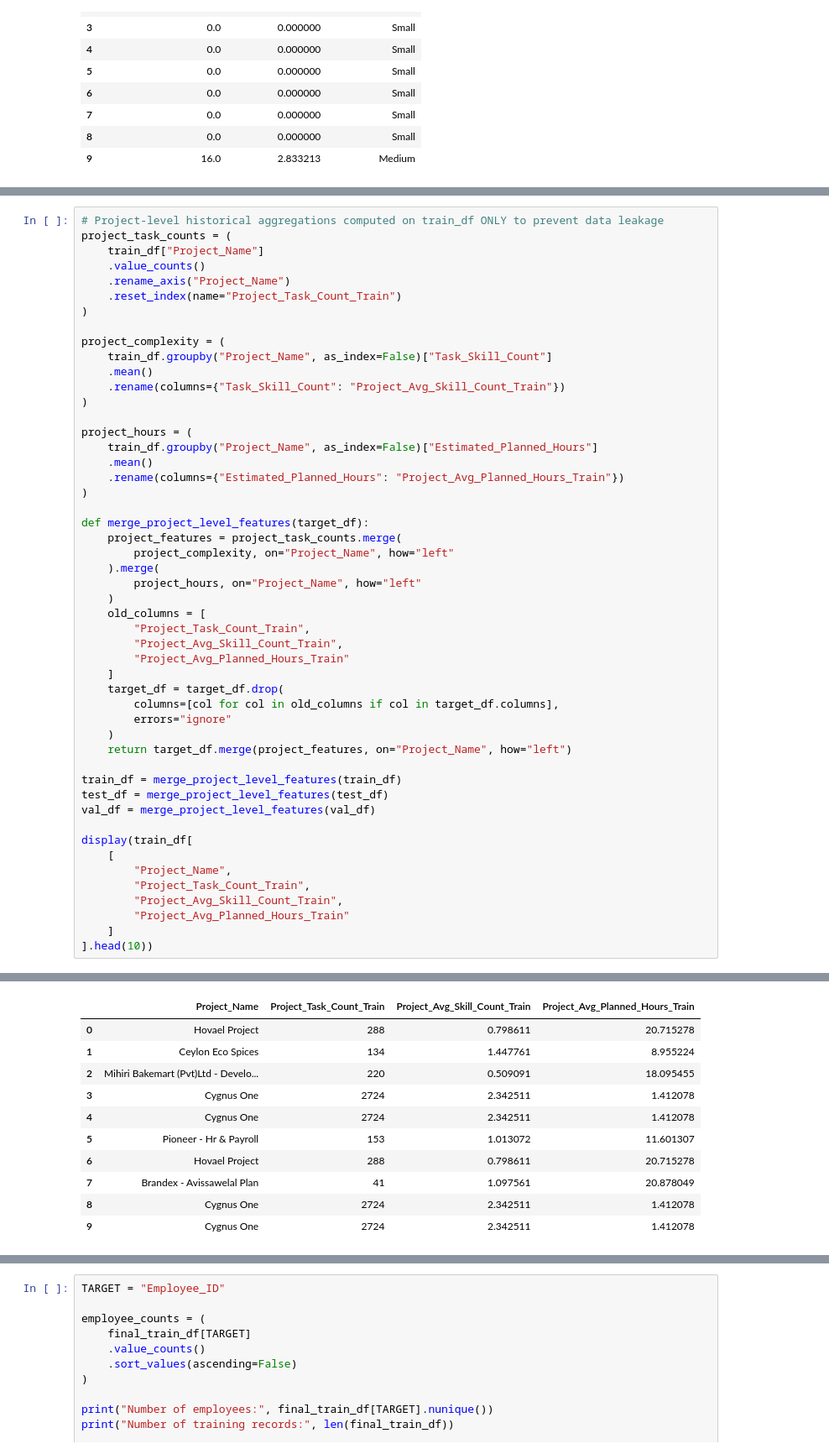
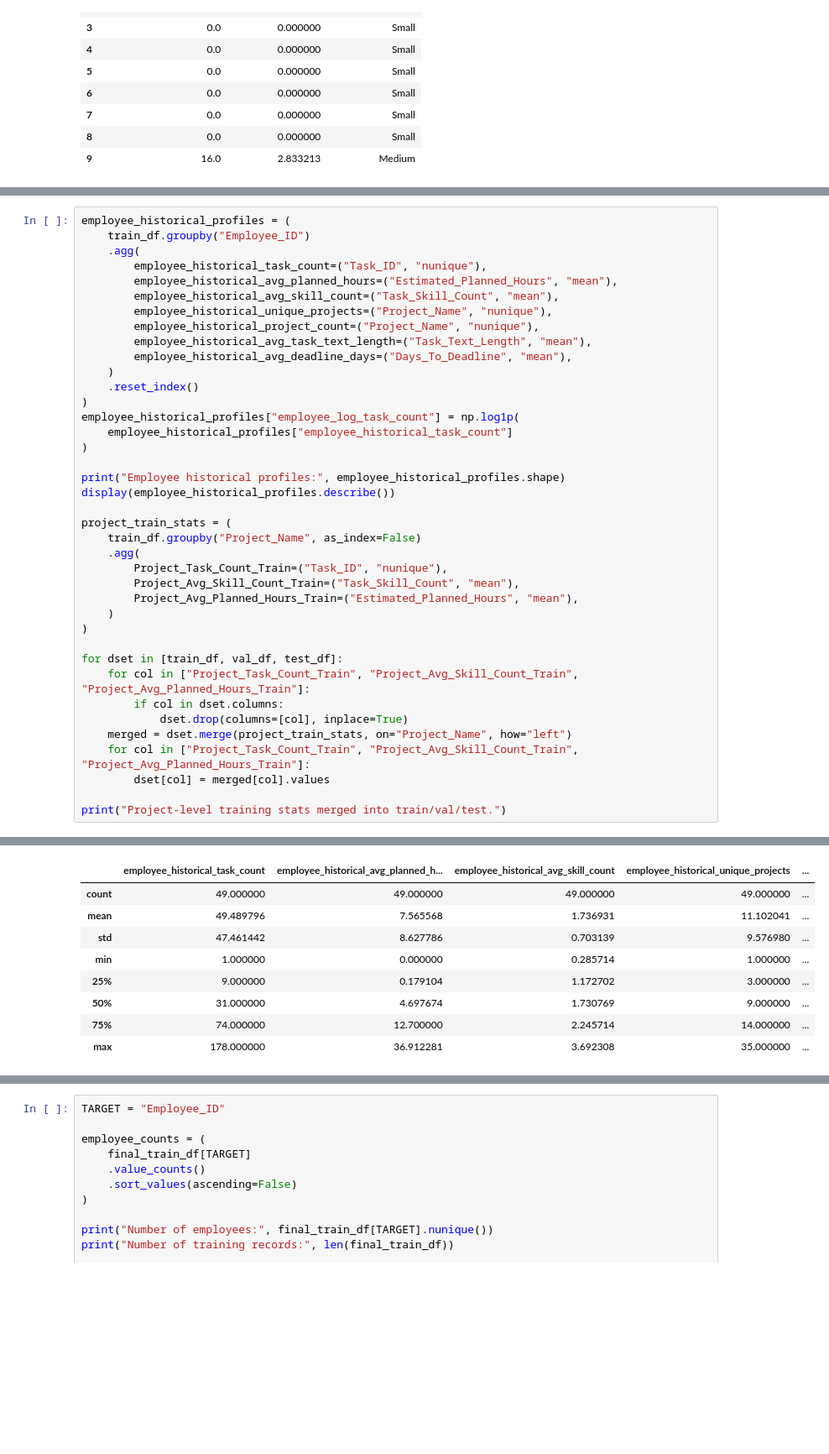
Before and after one commit to chandimacbbandara/intelligent-employee-task-allocation, a Jupyter notebook: notebooks/04_Feature_Engineering.ipynb, the cells around one changed output, grey strips where cells are left out. Shown at 84% size. Drawn from its saved outputs; the diff is of its cells as text; blank space fills up the shorter version.

```diff
--- a/notebooks/04_Feature_Engineering.ipynb
+++ b/notebooks/04_Feature_Engineering.ipynb
@@ -532,51 +540,40 @@ Validation and test records are strictly excluded from these historical profiles
 # %%
-# Project-level historical aggregations computed on train_df ONLY to prevent data leakage
-project_task_counts = (
-    train_df["Project_Name"]
-    .value_counts()
-    .rename_axis("Project_Name")
-    .reset_index(name="Project_Task_Count_Train")
+employee_historical_profiles = (
+    train_df.groupby("Employee_ID")
+    .agg(
+        employee_historical_task_count=("Task_ID", "nunique"),
+        employee_historical_avg_planned_hours=("Estimated_Planned_Hours", "mean"),
+        employee_historical_avg_skill_count=("Task_Skill_Count", "mean"),
+        employee_historical_unique_projects=("Project_Name", "nunique"),
+        employee_historical_project_count=("Project_Name", "nunique"),
+        employee_historical_avg_task_text_length=("Task_Text_Length", "mean"),
+        employee_historical_avg_deadline_days=("Days_To_Deadline", "mean"),
+    )
+    .reset_index()
+)
+employee_historical_profiles["employee_log_task_count"] = np.log1p(
+    employee_historical_profiles["employee_historical_task_count"]
 )
 
-project_complexity = (
-    train_df.groupby("Project_Name", as_index=False)["Task_Skill_Count"]
-    .mean()
-    .rename(columns={"Task_Skill_Count": "Project_Avg_Skill_Count_Train"})
+print("Employee historical profiles:", employee_historical_profiles.shape)
+display(employee_historical_profiles.describe())
+
+project_train_stats = (
+    train_df.groupby("Project_Name", as_index=False)
+    .agg(
+        Project_Task_Count_Train=("Task_ID", "nunique"),
+        Project_Avg_Skill_Count_Train=("Task_Skill_Count", "mean"),
+        Project_Avg_Planned_Hours_Train=("Estimated_Planned_Hours", "mean"),
+    )
 )
 
-project_hours = (
-    train_df.groupby("Project_Name", as_index=False)["Estimated_Planned_Hours"]
-    .mean()
-    .rename(columns={"Estimated_Planned_Hours": "Project_Avg_Planned_Hours_Train"})
-)
+for dset in [train_df, val_df, test_df]:
+    for col in ["Project_Task_Count_Train", "Project_Avg_Skill_Count_Train", "Project_Avg_Planned_Hours_Train"]:
+        if col in dset.columns:
+            dset.drop(columns=[col], inplace=True)
+    merged = dset.merge(project_train_stats, on="Project_Name", how="left")
+    for col in ["Project_Task_Count_Train", "Project_Avg_Skill_Count_Train", "Project_Avg_Planned_Hours_Train"]:
+        dset[col] = merged[col].values
 
-def merge_project_level_features(target_df):
-    project_features = project_task_counts.merge(
-        project_complexity, on="Project_Name", how="left"
-    ).merge(
-        project_hours, on="Project_Name", how="left"
-    )
-    old_columns = [
-        "Project_Task_Count_Train",
-        "Project_Avg_Skill_Count_Train",
-        "Project_Avg_Planned_Hours_Train"
-    ]
-    target_df = target_df.drop(
-        columns=[col for col in old_columns if col in target_df.columns],
-        errors="ignore"
-    )
-    return target_df.merge(project_features, on="Project_Name", how="left")
-
-train_df = merge_project_level_features(train_df)
-test_df = merge_project_level_features(test_df)
-val_df = merge_project_level_features(val_df)
-
-display(train_df[
-    [
-        "Project_Name",
-        "Project_Task_Count_Train",
-        "Project_Avg_Skill_Count_Train",
-        "Project_Avg_Planned_Hours_Train"
-    ]
-].head(10))
+print("Project-level training stats merged into train/val/test.")
 # %% [output]
@@ -583,11 +581,9 @@ display(train_df[
-|  | Project_Name | Project_Task_Count_Train | Project_Avg_Skill_Count_Train | Project_Avg_Planned_Hours_Train |
-| 0 | Hovael Project | 288 | 0.798611 | 20.715278 |
-| 1 | Ceylon Eco Spices | 134 | 1.447761 | 8.955224 |
-| 2 | Mihiri Bakemart (Pvt)Ltd - Develo... | 220 | 0.509091 | 18.095455 |
-| 3 | Cygnus One | 2724 | 2.342511 | 1.412078 |
-| 4 | Cygnus One | 2724 | 2.342511 | 1.412078 |
-| 5 | Pioneer - Hr & Payroll | 153 | 1.013072 | 11.601307 |
-| 6 | Hovael Project | 288 | 0.798611 | 20.715278 |
-| 7 | Brandex - Avissawelal Plan | 41 | 1.097561 | 20.878049 |
-| 8 | Cygnus One | 2724 | 2.342511 | 1.412078 |
-| 9 | Cygnus One | 2724 | 2.342511 | 1.412078 |
+|  | employee_historical_task_count | employee_historical_avg_planned_h... | employee_historical_avg_skill_count | employee_historical_unique_projects | ... |
+| count | 49.000000 | 49.000000 | 49.000000 | 49.000000 | ... |
+| mean | 49.489796 | 7.565568 | 1.736931 | 11.102041 | ... |
+| std | 47.461442 | 8.627786 | 0.703139 | 9.576980 | ... |
+| min | 1.000000 | 0.000000 | 0.285714 | 1.000000 | ... |
+| 25% | 9.000000 | 0.179104 | 1.172702 | 3.000000 | ... |
+| 50% | 31.000000 | 4.697674 | 1.730769 | 9.000000 | ... |
+| 75% | 74.000000 | 12.700000 | 2.245714 | 14.000000 | ... |
+| max | 178.000000 | 36.912281 | 3.692308 | 35.000000 | ... |
```
Also changed, not shown: parts of 7 cells of this notebook, 2 other files.
